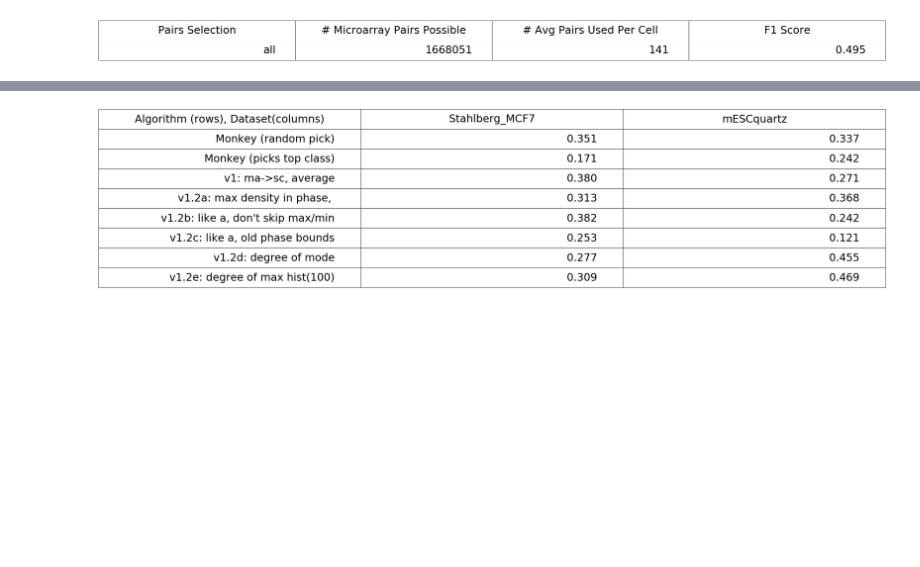
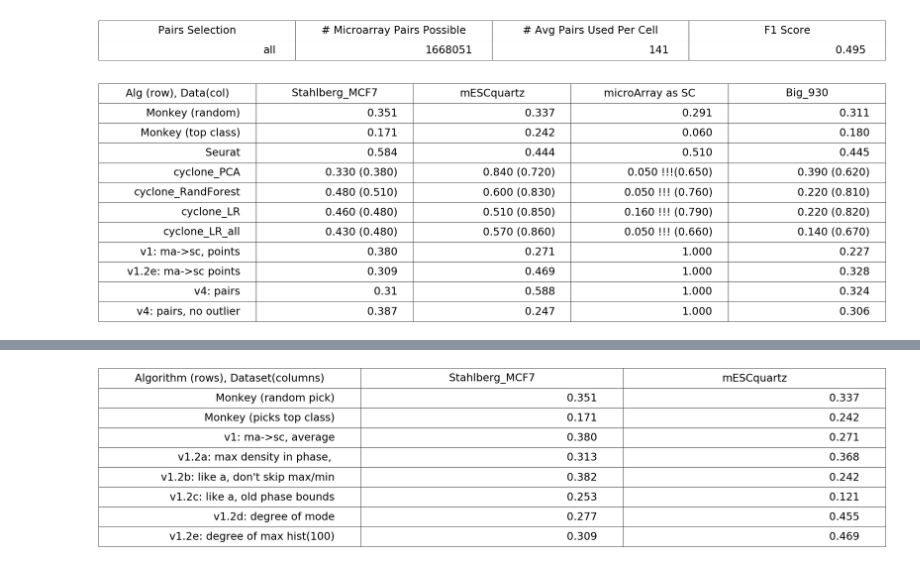
Before and after one commit to ayurovsky/cell_cycle, a Jupyter notebook: Micro-Array-Get-Discriminating-Pairs-November.ipynb, the cells around one changed output, grey strips where cells are left out. Drawn from its saved outputs; the diff is of its cells as text; code cells hidden in the pictures; blank space fills up the shorter version.

```diff
--- a/Micro-Array-Get-Discriminating-Pairs-November.ipynb
+++ b/Micro-Array-Get-Discriminating-Pairs-November.ipynb
@@ -717,3 +759,45 @@ for cell in table_cells: cell.set_height(0.5)
 plt.show()
 # %% [output]
 [figure]
+# %%
+import matplotlib.pyplot as plt
+from pylab import *
+big_comparison_data = []
+big_comparison_data.append(["Monkey (random)", "0.351", "0.337", "0.291", "0.311"]) # October notebook
+big_comparison_data.append(["Monkey (top class)", "0.171", "0.242", "0.060", "0.180"]) # October notebook
+big_comparison_data.append(["Seurat", "0.584", "0.444", "0.510", "0.445"]) # from EndSeptember notebook
+# For Cyclone:
+# mESCquartz is 402 genes
+# stahlberg is 12 genes
+# micro-array is 92 genes
+# Big_93 is 51 genes
+big_comparison_data.append(["cyclone_PCA", "0.330 (0.380)", "0.840 (0.720)", "0.050 !!!(0.650)", "0.390 (0.620)"]) # from code, on my laptop, prep in this (November) notebook
+big_comparison_data.append(["cyclone_RandForest", "0.480 (0.510)", "0.600 (0.830)", "0.050 !!! (0.760)", "0.220 (0.810)"])
+big_comparison_data.append(["cyclone_LR", "0.460 (0.480)", "0.510 (0.850)", "0.160 !!! (0.790)", "0.220 (0.820)"])
+big_comparison_data.append(["cyclone_LR_all", "0.430 (0.480)", "0.570 (0.860)", "0.050 !!! (0.660)", "0.140 (0.670)"])
+# micro-array as sc with GTEX Leg TPM percent normalization single comparison
+big_comparison_data.append(["v1: ma->sc, points", "0.380", "0.271", "1.000", "0.227"]) # from October notebook with leg TPM, percent normalization
+#big_comparison_data.append(["v2: sc->ma w int TPM, points", "0.421", "0.114", "0.726"]) # from October notebook
+#big_comparison_data.append(["v3: sc->ma w int TPM, pairs", "0.495", "0.111", ""]) # from this (November) notebook; also, November_v3_mESCquartz.py
+# best v1 from table below
+big_comparison_data.append(["v1.2e: ma->sc points", "0.309", "0.469", "1.000", "0.328"])
+# v4 based on 1.2e: ma->sc pairs, not ignore out of bounds, cutoff genes with fourier < 10 - from October notebook
+big_comparison_data.append(["v4: pairs", "0.31", "0.588", "1.000", "0.324"]) #- from October notebook
+big_comparison_data.append(["v4: pairs, no outlier", "0.387", "0.247", "1.000", "0.306"]) #- from October notebook
+
+plt.figure(1, figsize=(20, 2))
+plt.subplots_adjust(bottom = 0.1)
+column_labels = ["Alg (row), Data(col)", "Stahlberg_MCF7", "mESCquartz", "microArray as SC", "Big_930"] #, "Buetner_182"]
+ax = subplot(111, frame_on=False)
+ax.xaxis.set_visible(False)
+ax.yaxis.set_visible(False)
+the_table = ax.table(cellText=big_comparison_data, colLabels=column_labels, loc="center")
+the_table.auto_set_font_size(False)
+the_table.set_fontsize(30)
+the_table.scale(2, 2)
+table_props = the_table.properties()
+table_cells = table_props['child_artists']
+for cell in table_cells: cell.set_height(0.5)
+plt.show()
+# %% [output]
+[figure, added]
```
Also changed, not shown: parts of 5 cells of this notebook, 1 other file.
